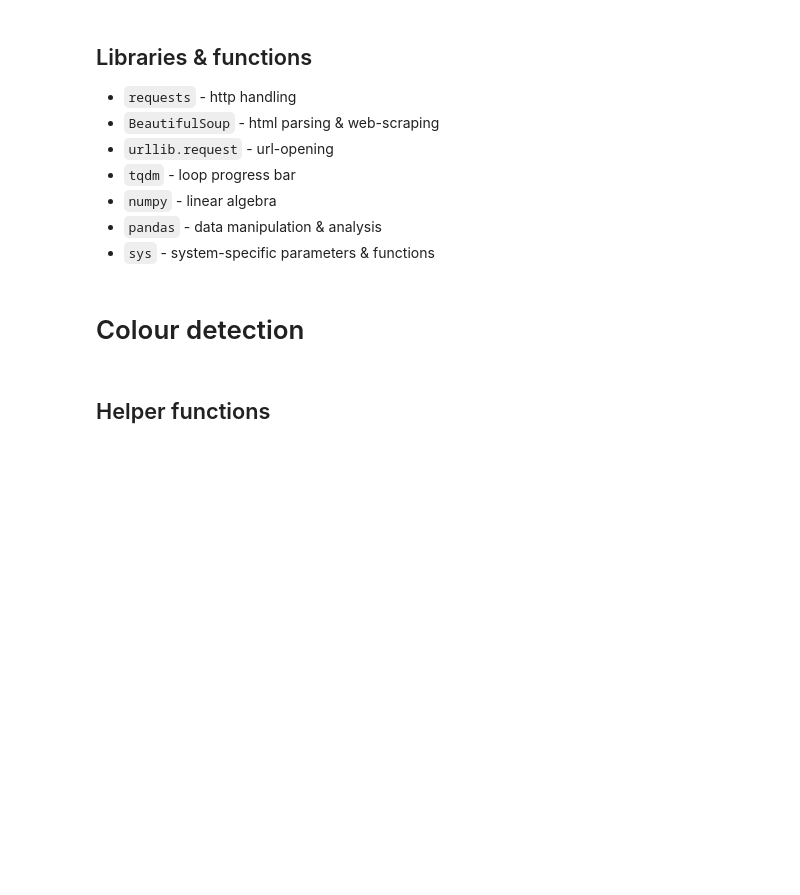
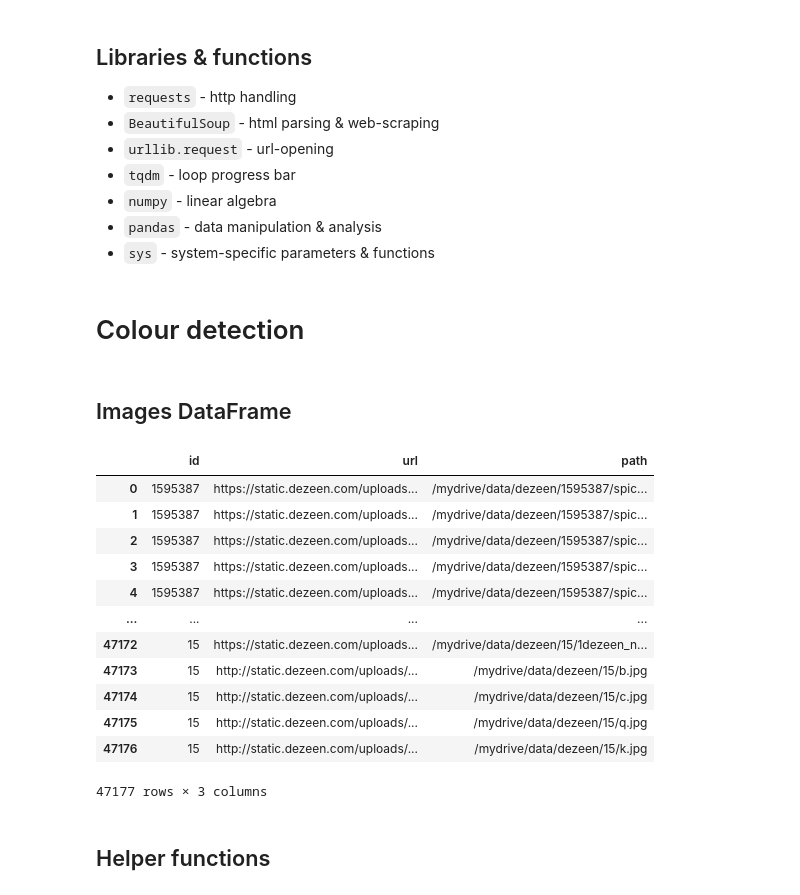
Before and after one commit to rickkk856/dezeenAI, a Jupyter notebook: 2_DominantColours.ipynb, the cells around one changed output. Drawn from its saved outputs; the diff is of its cells as text; code cells hidden in the pictures; blank space fills up the shorter version.

```diff
--- a/2_DominantColours.ipynb
+++ b/2_DominantColours.ipynb
@@ -50,5 +50,24 @@ import numpy as np
 # %% [markdown]
 # Colour detection
+# %% [markdown]
+## Images DataFrame
+# %%
+df = pd.read_csv('files/images.csv', index_col=0)
+df
+# %% [output]
+|  | id | url | path |
+| 0 | 1595387 | https://static.dezeen.com/uploads... | /mydrive/data/dezeen/1595387/spic... |
+| 1 | 1595387 | https://static.dezeen.com/uploads... | /mydrive/data/dezeen/1595387/spic... |
+| 2 | 1595387 | https://static.dezeen.com/uploads... | /mydrive/data/dezeen/1595387/spic... |
+| 3 | 1595387 | https://static.dezeen.com/uploads... | /mydrive/data/dezeen/1595387/spic... |
+| 4 | 1595387 | https://static.dezeen.com/uploads... | /mydrive/data/dezeen/1595387/spic... |
+| ... | ... | ... | ... |
+| 47172 | 15 | https://static.dezeen.com/uploads... | /mydrive/data/dezeen/15/1dezeen_n... |
+| 47173 | 15 | http://static.dezeen.com/uploads/... | /mydrive/data/dezeen/15/b.jpg |
+| 47174 | 15 | http://static.dezeen.com/uploads/... | /mydrive/data/dezeen/15/c.jpg |
+| 47175 | 15 | http://static.dezeen.com/uploads/... | /mydrive/data/dezeen/15/q.jpg |
+| 47176 | 15 | http://static.dezeen.com/uploads/... | /mydrive/data/dezeen/15/k.jpg |
+47177 rows × 3 columns
 # %% [markdown]
 ## Helper functions
 # %%
```
Also changed, not shown: parts of 33 cells of this notebook, 5 other files.
